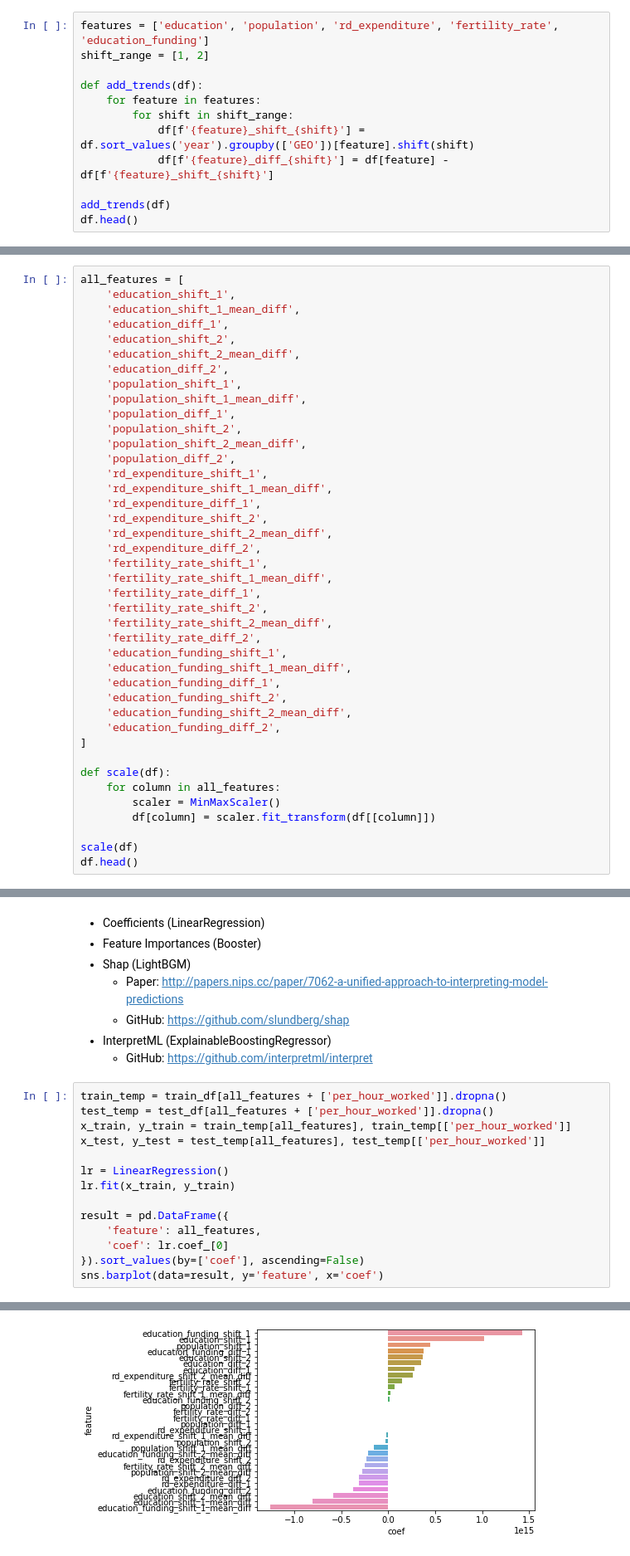
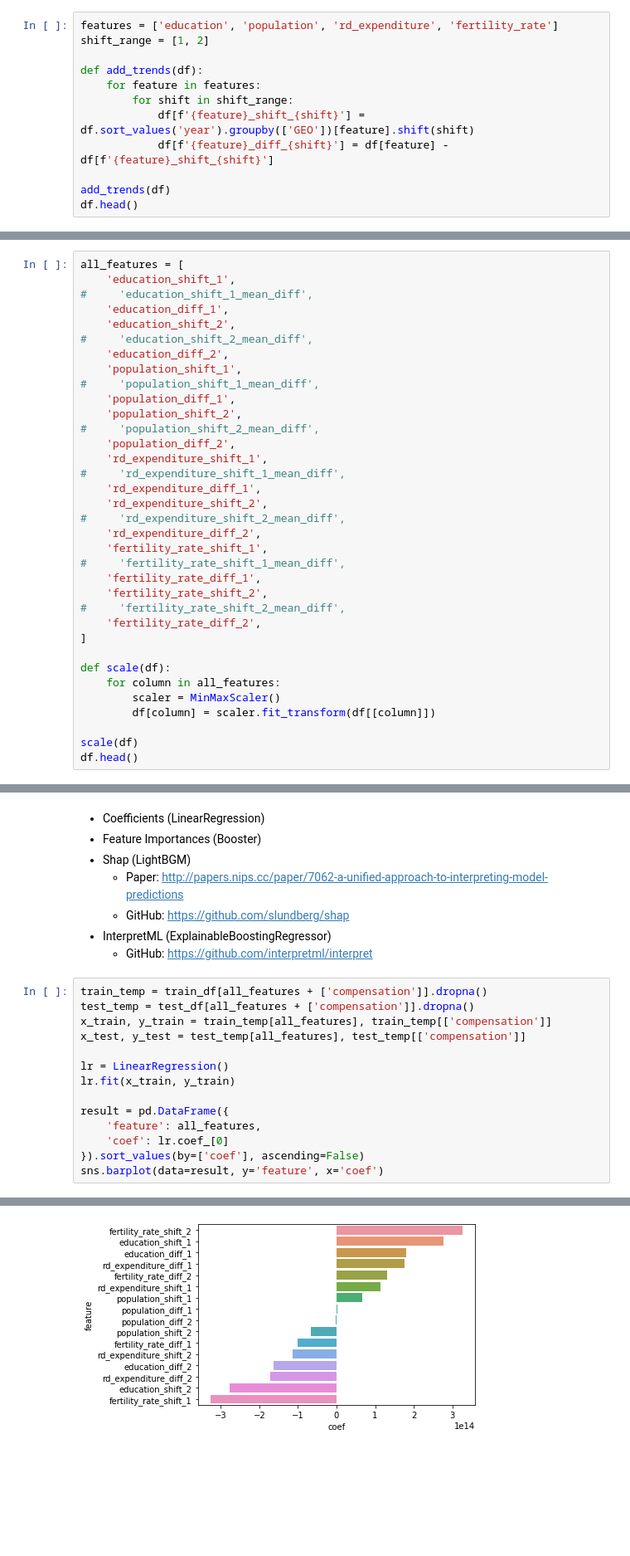
Before and after one commit to ADS-Group-15/eu-productivity-modeling, a Jupyter notebook: notebooks/models.ipynb, the cells around one changed output, grey strips where cells are left out. Shown: that part at 83% size. Cells and saved outputs as stored; diff of their text form; blank space fills up the shorter version.

```diff
--- a/notebooks/models.ipynb
+++ b/notebooks/models.ipynb
@@ -45,7 +43,7 @@ There are several ways to capture trends.
 - Take the mean of n years
 - ...
 # %%
-features = ['education', 'population', 'rd_expenditure', 'fertility_rate', 'education_funding']
+features = ['education', 'population', 'rd_expenditure', 'fertility_rate']
 shift_range = [1, 2]
 
 def add_trends(df):
@@ -101,35 +99,29 @@ df.head()
 # %%
 all_features = [
     'education_shift_1',
-    'education_shift_1_mean_diff',
+#     'education_shift_1_mean_diff',
     'education_diff_1',
     'education_shift_2',
-    'education_shift_2_mean_diff',
+#     'education_shift_2_mean_diff',
     'education_diff_2',
     'population_shift_1',
-    'population_shift_1_mean_diff',
+#     'population_shift_1_mean_diff',
     'population_diff_1',
     'population_shift_2',
-    'population_shift_2_mean_diff',
+#     'population_shift_2_mean_diff',
     'population_diff_2',
     'rd_expenditure_shift_1',
-    'rd_expenditure_shift_1_mean_diff',
+#     'rd_expenditure_shift_1_mean_diff',
     'rd_expenditure_diff_1',
     'rd_expenditure_shift_2',
-    'rd_expenditure_shift_2_mean_diff',
+#     'rd_expenditure_shift_2_mean_diff',
     'rd_expenditure_diff_2',
     'fertility_rate_shift_1',
-    'fertility_rate_shift_1_mean_diff',
+#     'fertility_rate_shift_1_mean_diff',
     'fertility_rate_diff_1',
     'fertility_rate_shift_2',
-    'fertility_rate_shift_2_mean_diff',
+#     'fertility_rate_shift_2_mean_diff',
     'fertility_rate_diff_2',
-    'education_funding_shift_1',
-    'education_funding_shift_1_mean_diff',
-    'education_funding_diff_1',
-    'education_funding_shift_2',
-    'education_funding_shift_2_mean_diff',
-    'education_funding_diff_2',
 ]
 
 def scale(df):
@@ -443,22 +421,22 @@ for country in ['Denmark']:
 - InterpretML (ExplainableBoostingRegressor)
   - GitHub: https://github.com/interpretml/interpret
 # %%
-train_temp = train_df[all_features + ['per_hour_worked']].dropna()
-test_temp = test_df[all_features + ['per_hour_worked']].dropna()
-x_train, y_train = train_temp[all_features], train_temp[['per_hour_worked']]
-x_test, y_test = test_temp[all_features], test_temp[['per_hour_worked']]
+train_temp = train_df[all_features + ['compensation']].dropna()
+test_temp = test_df[all_features + ['compensation']].dropna()
+x_train, y_train = train_temp[all_features], train_temp[['compensation']]
+x_test, y_test = test_temp[all_features], test_temp[['compensation']]
 
 lr = LinearRegression()
 lr.fit(x_train, y_train)
 
 result = pd.DataFrame({
     'feature': all_features,
     'coef': lr.coef_[0]
 }).sort_values(by=['coef'], ascending=False)
 sns.barplot(data=result, y='feature', x='coef')
 # %% [output]
 <matplotlib.axes._subplots.AxesSubplot at 0x...>
-[figure, old version]
+[figure, new version]
 # %%
 feature_importances = pd.DataFrame(sorted(zip(gbm.feature_importances_, all_features)), columns=['Value','Feature'])
 
```
Also changed, not shown: parts of 20 cells of this notebook, 1 other file.
